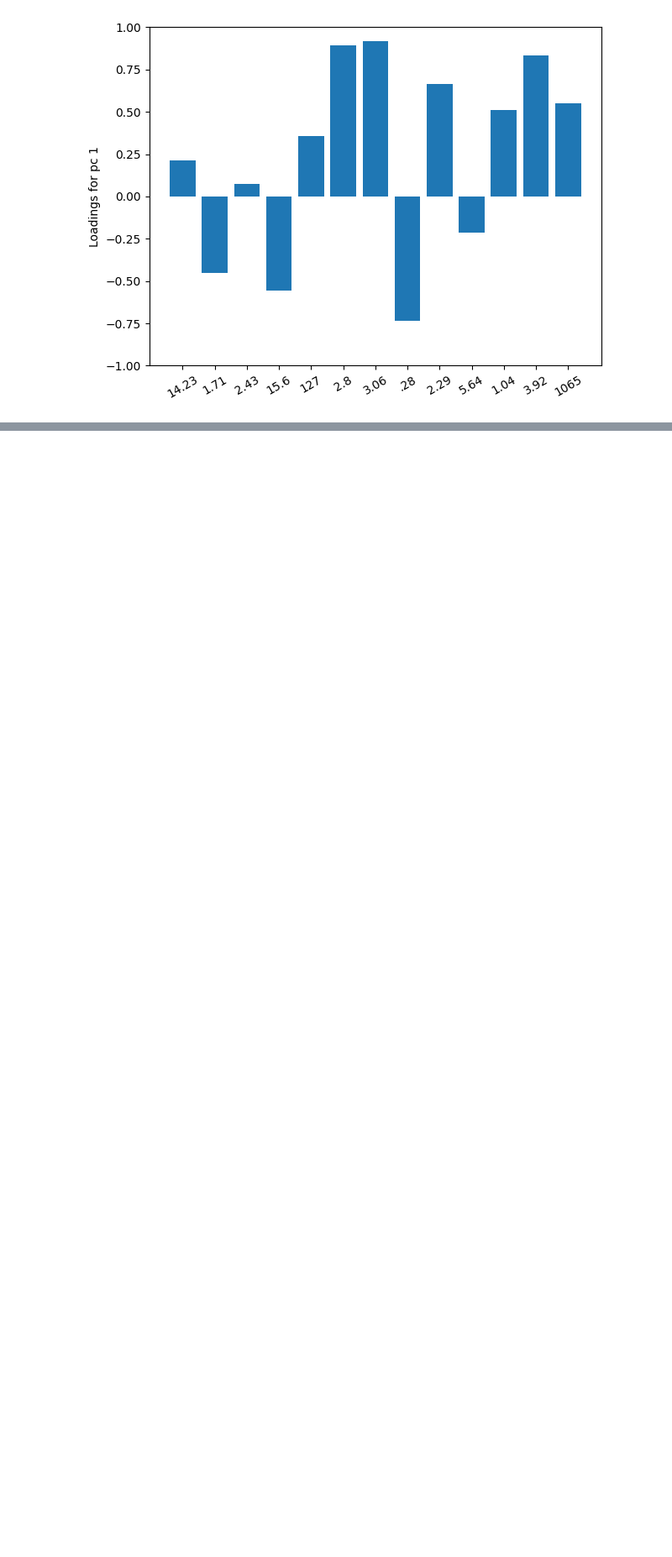
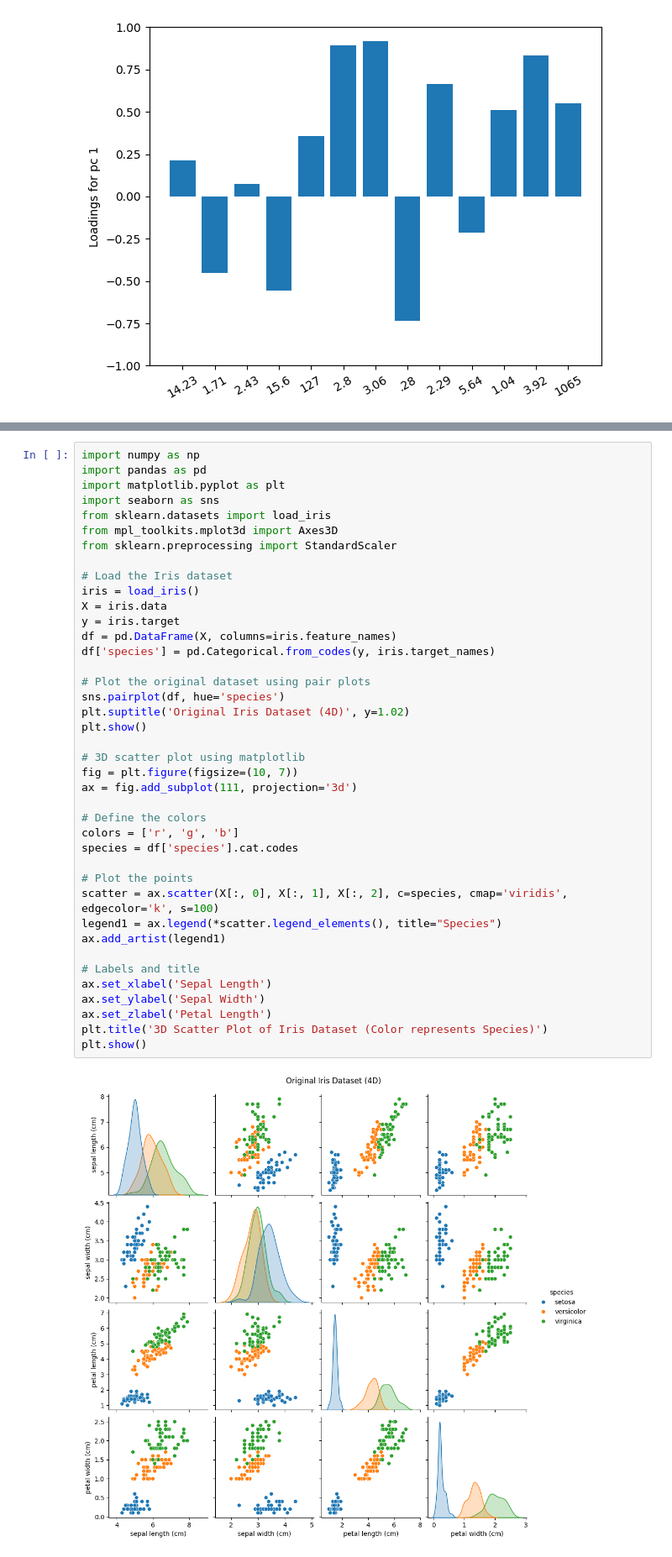
Before and after one commit to sntoshsah/ML-DL_codeBook, a Jupyter notebook: Chapter_5/PCA using scikit learn PCA class.ipynb, the cells around one changed output, grey strips where cells are left out. Shown at 84% size. Cells and saved outputs as stored; diff of their text form; blank space fills up the shorter version.

```diff
--- a/Chapter_5/PCA using scikit learn PCA class.ipynb
+++ b/Chapter_5/PCA using scikit learn PCA class.ipynb
@@ -170,0 +238,42 @@ plt.show()
+# %%
+import numpy as np
+import pandas as pd
+import matplotlib.pyplot as plt
+import seaborn as sns
+from sklearn.datasets import load_iris
+from mpl_toolkits.mplot3d import Axes3D
+from sklearn.preprocessing import StandardScaler
+
+# Load the Iris dataset
+iris = load_iris()
+X = iris.data
+y = iris.target
+df = pd.DataFrame(X, columns=iris.feature_names)
+df['species'] = pd.Categorical.from_codes(y, iris.target_names)
+
+# Plot the original dataset using pair plots
+sns.pairplot(df, hue='species')
+plt.suptitle('Original Iris Dataset (4D)', y=1.02)
+plt.show()
+
+# 3D scatter plot using matplotlib
+fig = plt.figure(figsize=(10, 7))
+ax = fig.add_subplot(111, projection='3d')
+
+# Define the colors
+colors = ['r', 'g', 'b']
+species = df['species'].cat.codes
+
+# Plot the points
+scatter = ax.scatter(X[:, 0], X[:, 1], X[:, 2], c=species, cmap='viridis', edgecolor='k', s=100)
+legend1 = ax.legend(*scatter.legend_elements(), title="Species")
+ax.add_artist(legend1)
+
+# Labels and title
+ax.set_xlabel('Sepal Length')
+ax.set_ylabel('Sepal Width')
+ax.set_zlabel('Petal Length')
+plt.title('3D Scatter Plot of Iris Dataset (Color represents Species)')
+plt.show()
+# %% [output]
+[figure, added]
```
Also changed, not shown: parts of 11 cells of this notebook, 2 other files.
